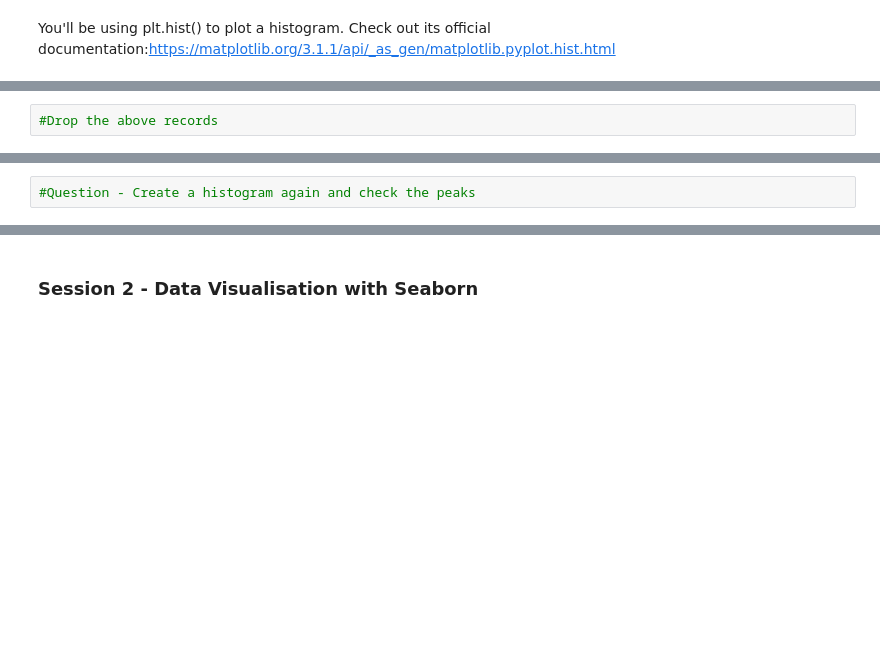
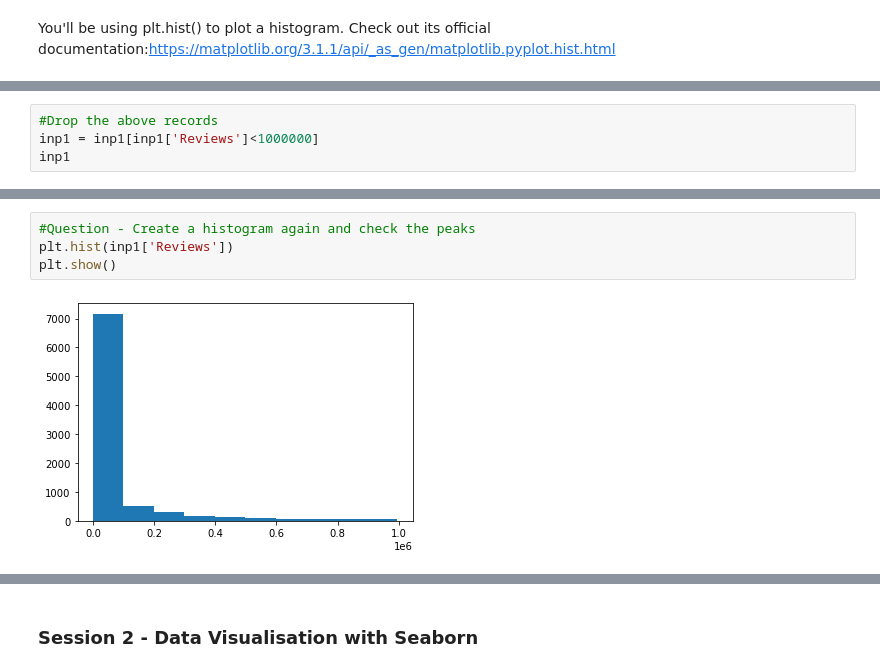
Before and after one commit to saishankar2748/Data-Analysis, a Jupyter notebook: Case Study Google Playstore apps/Data Visualisation in Python - Case Study.ipynb, the cells around one changed output, grey strips where cells are left out. Saved outputs shown, nothing was run; the diff lists cells and outputs as text; blank space fills up the shorter version.

```diff
--- a/Case Study Google Playstore apps/Data Visualisation in Python - Case Study.ipynb
+++ b/Case Study Google Playstore apps/Data Visualisation in Python - Case Study.ipynb
@@ -613,2 +642,4 @@ You'll be using plt.hist() to plot a histogram. Check out its official documenta
 # %%
 #Drop the above records
+inp1 = inp1[inp1['Reviews']<1000000]
+inp1
@@ -615,4 +660,8 @@ You'll be using plt.hist() to plot a histogram. Check out its official documenta
 # %%
 #Question - Create a histogram again and check the peaks
+plt.hist(inp1['Reviews'])
+plt.show()
+# %% [output]
+[figure, added]
 # %%
 #Question - Create a box plot for the Installs column and report back the IQR
```
Also changed, not shown: parts of 11 cells of this notebook.
